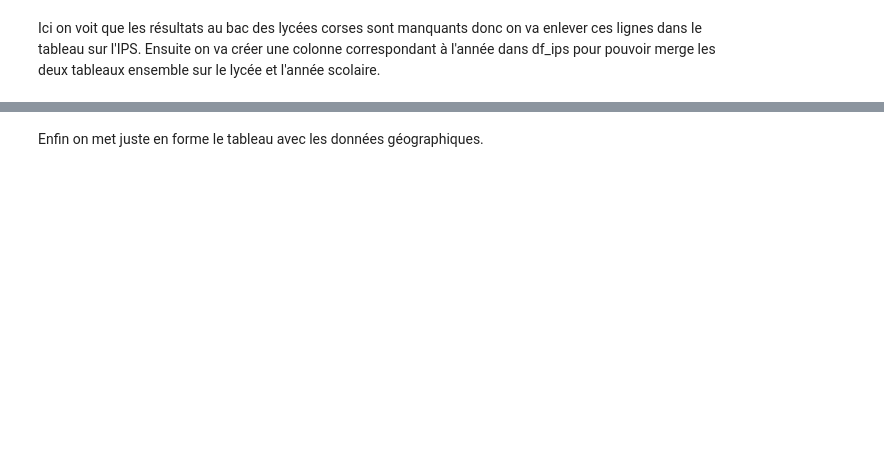
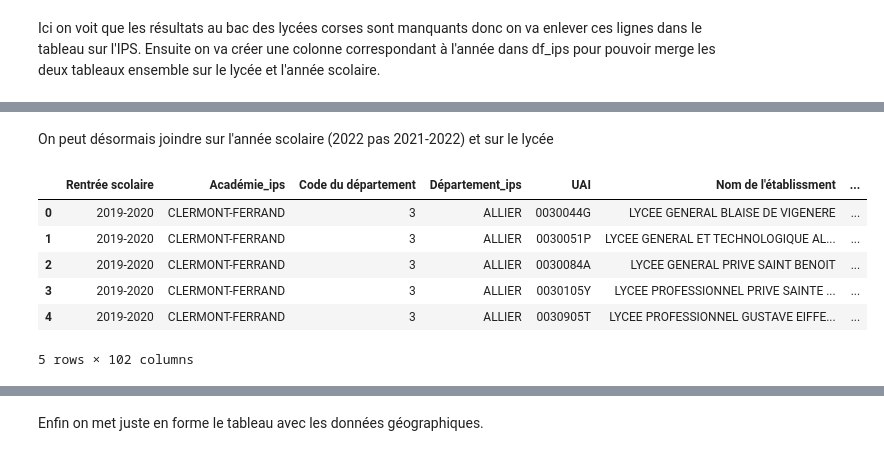
Before and after one commit to AlexisBenameur/projet-python-2AS1, a Jupyter notebook: codes/Notebook.ipynb, the cells around one changed output, grey strips where cells are left out. Drawn from its saved outputs; the diff is of its cells as text; code cells hidden in the pictures; blank space fills up the shorter version.

```diff
--- a/codes/Notebook.ipynb
+++ b/codes/Notebook.ipynb
@@ -80,0 +136,14 @@ df.head(5)
+# %% [markdown]
+On peut désormais joindre sur l'année scolaire (2022 pas 2021-2022) et sur le lycée
+# %%
+# Jointure sur UAI + Année
+df = df_ips.merge(df_res, on=["UAI","Année"], how="left", suffixes=("_ips","_res"))
+df.head(5)
+# %% [output]
+|  | Rentrée scolaire | Académie_ips | Code du département | Département_ips | UAI | Nom de l'établissment | ... |
+| 0 | 2019-2020 | CLERMONT-FERRAND | 3 | ALLIER | 0030044G | LYCEE GENERAL BLAISE DE VIGENERE | ... |
+| 1 | 2019-2020 | CLERMONT-FERRAND | 3 | ALLIER | 0030051P | LYCEE GENERAL ET TECHNOLOGIQUE AL... | ... |
+| 2 | 2019-2020 | CLERMONT-FERRAND | 3 | ALLIER | 0030084A | LYCEE GENERAL PRIVE SAINT BENOIT | ... |
+| 3 | 2019-2020 | CLERMONT-FERRAND | 3 | ALLIER | 0030105Y | LYCEE PROFESSIONNEL PRIVE SAINTE ... | ... |
+| 4 | 2019-2020 | CLERMONT-FERRAND | 3 | ALLIER | 0030905T | LYCEE PROFESSIONNEL GUSTAVE EIFFE... | ... |
+5 rows × 102 columns
```
Also changed, not shown: parts of 11 cells of this notebook.
